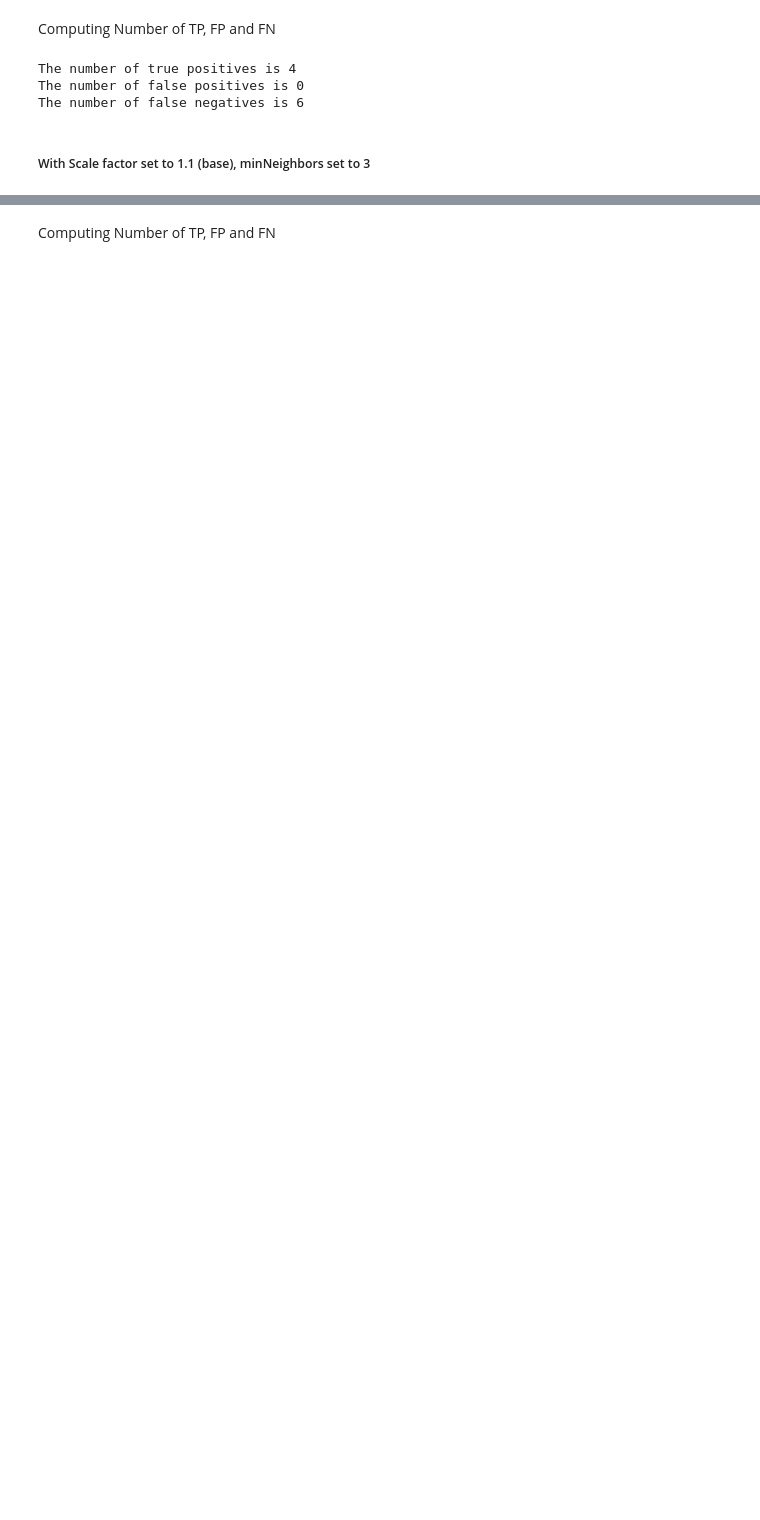
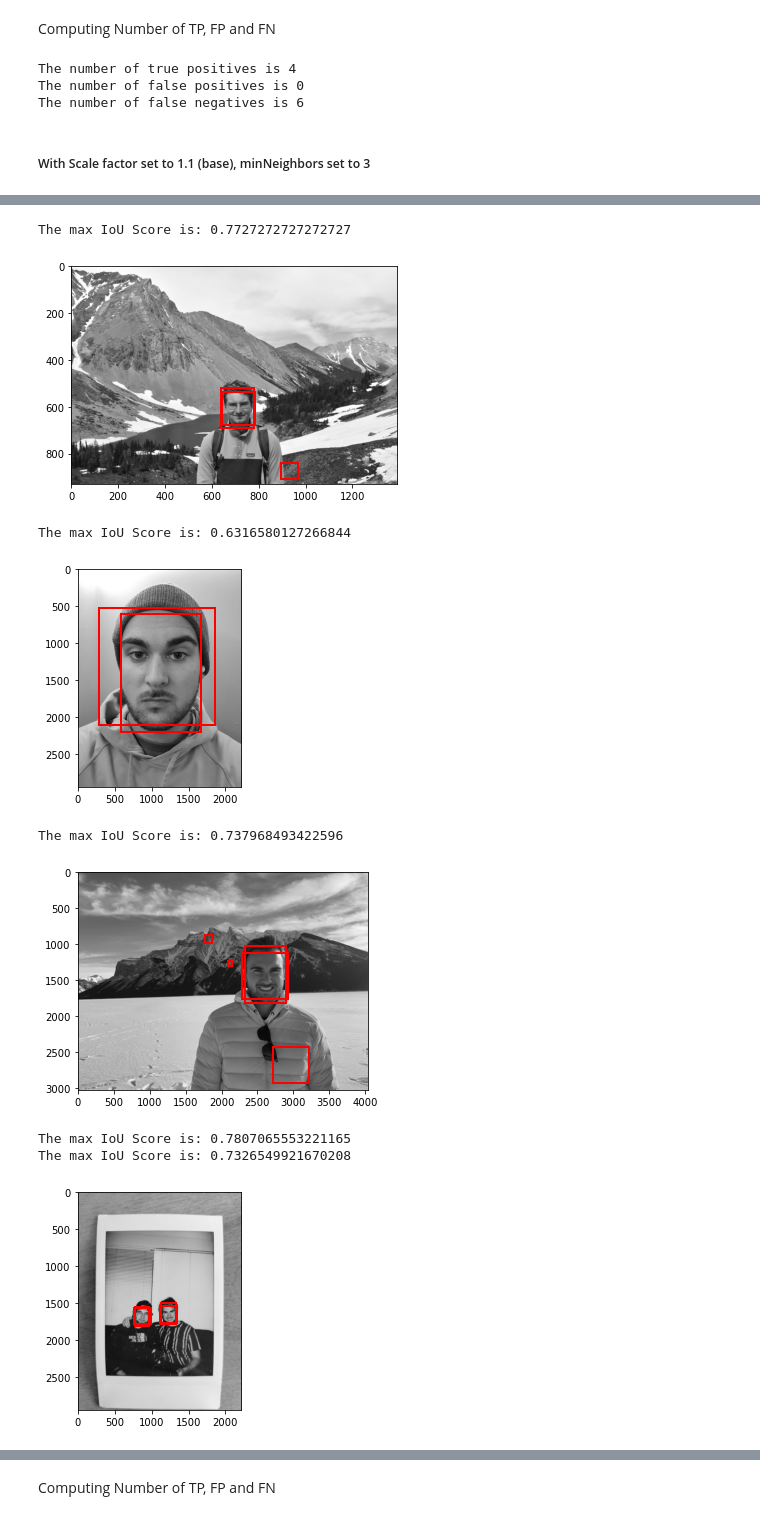
Before and after one commit to aidanjoh/Facial-Detection-Methods, a Jupyter notebook: FacialDetection-AidanJohnson&CameronFaith.ipynb, the cells around one changed output, grey strips where cells are left out. Cells and saved outputs as stored; diff of their text form; code cells hidden in the pictures; blank space fills up the shorter version.

Commit message:
Made the haars cascade facial detection algorithm into a function.

```diff
--- a/FacialDetection-AidanJohnson&CameronFaith.ipynb
+++ b/FacialDetection-AidanJohnson&CameronFaith.ipynb
@@ -196,7 +196,40 @@ def testLBPdetect(groundTrueBoundingBox, minImage=1, maxImage=10,  min_size=(30,
         plotRectangle(grayImage, rectangles)
     return iou_array
 
+def testHaarsCascadeDetect(groundTrueBoundingBox, scaleFactor=1.1, minNeighbors=5):
+    haarsCascadeIoUScores = []
+    for imageNum in range(1,10):
+        imagePath = f"Images/personal/{imageNum}.jpg"
+        grayImage = convertImageToGrayScale(imagePath)
+        #viewImage(grayImage)
 
+        boundingBoxes = []
+        faces = haarsFaceDetect(faceCascade, grayImage, minSize=(30,30), scaleFactor=scaleFactor, minNeighbors=minNeighbors)
+        # Draw a rectangle around the faces
+        for (x, y, w, h) in faces:
+            boundingBoxes.append([x,y,w,h])
+
+        # print(faces)
+
+        for groundTruthBB in groundTrueBoundingBox[imageNum]:
+            boundingBoxes.append([groundTruthBB[0], groundTruthBB[1], groundTruthBB[2]-groundTruthBB[0], groundTruthBB[3]-groundTruthBB[1]])
+            iouScores = []
+            # Draw a rectangle around the faces
+            for (x, y, w, h) in faces:
+                predictedBox = [x, y, x+w, y+h]
+                iouScores.append(calcIntersectiontionOverUnion(np.array(groundTruthBB), predictedBox))
+
+            if len(iouScores) == 0:
+                print(f"No faces were detected!")
+                haarsCascadeIoUScores.append(-1)
+            else:
+                print(f"The max IoU Score is: {max(iouScores)}")
+                haarsCascadeIoUScores.append(max(iouScores))
+
+
+        #Displaying the facial detection
+        plotRectangle(grayImage, boundingBoxes)
+    return haarsCascadeIoUScores
 
 """
 Based off of a specified threshold value this function calculates the total number of
@@ -418,0 +342,12 @@ The max IoU Score is: 0.5034585111175893
+# %%
+haarsCascadeIoUScores = testHaarsCascadeDetect(groundTrueBoundingBox, scaleFactor=1.1, minNeighbors=3)
+# %% [output]
+The max IoU Score is: 0.7727272727272727
+[figure, added]
+The max IoU Score is: 0.6316580127266844
+[figure, added]
+The max IoU Score is: 0.737968493422596
+[figure, added]
+The max IoU Score is: 0.7807065553221165
+The max IoU Score is: 0.7326549921670208
+[figure, added]
```
Also changed, not shown: parts of 10 cells of this notebook.
